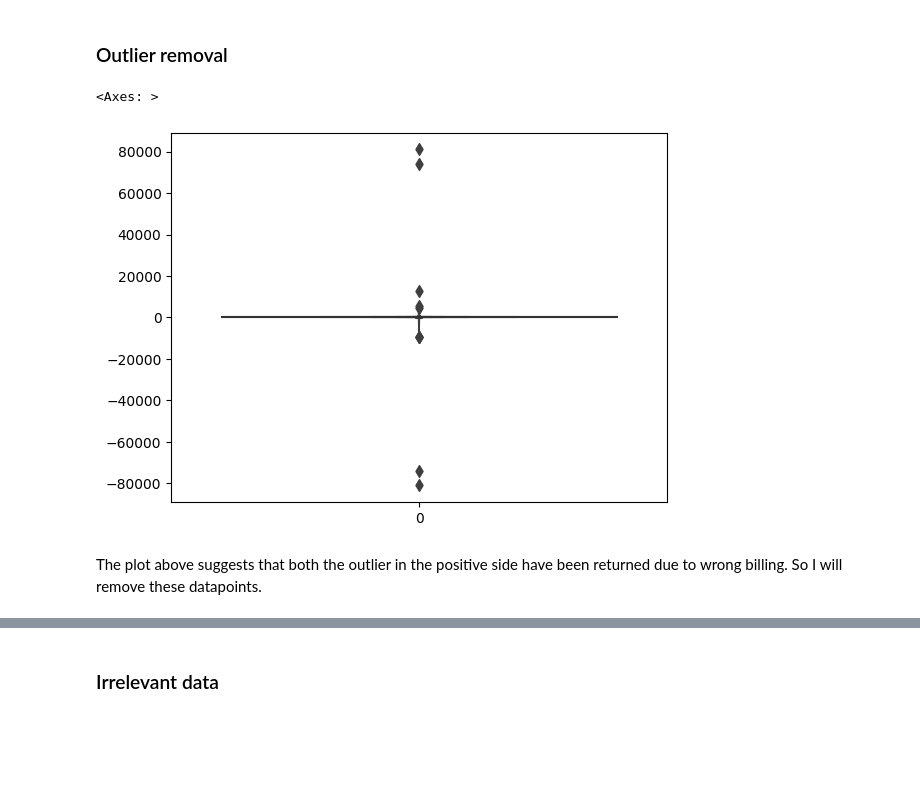
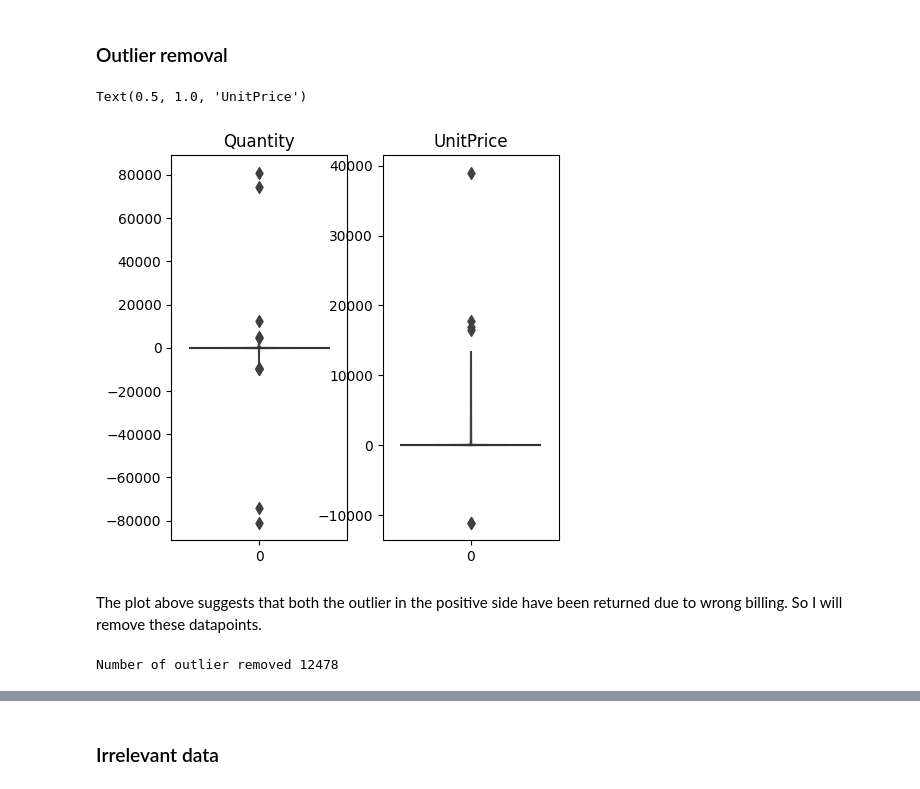
Before and after one commit to Manash-Christ/PredictiveAnlytics-trem5-, a Jupyter notebook: lab1.ipynb, the cells around one changed output, grey strips where cells are left out. Saved outputs shown, nothing was run; the diff lists cells and outputs as text; code cells hidden in the pictures; blank space fills up the shorter version.

```diff
--- a/lab1.ipynb
+++ b/lab1.ipynb
@@ -65,4 +69,4 @@ The **135080** nulls for the **CustomerID** suggest those sales were to wholesel
 # %% [markdown]
 To remedy this we will ignore the **Description** nulls and split the data into retail and wholesellers.
 # %%
-df[df['Description'].isna()].head()
+wholeseller = df[df['Description'].isna()]
@@ -78,0 +73,2 @@ whole = df[df['CustomerID']==0]
+# %%
+retail = df[~df.index.isin(wholeseller.index)]
@@ -79,5 +82,7 @@ whole = df[df['CustomerID']==0]
 # %% [markdown]
 ### Unique
+# %%
+df = retail
 # %%
 df.nunique()
 # %% [output]
@@ -95,12 +100,19 @@ There are no indexable column as there is no unique identifier for each row.
 # %% [markdown]
 ### Outlier removal
 # %%
-sns.boxenplot(df['Quantity'])
+f,a = plt.subplots(1,2, figsize=(5,5))
+sns.boxenplot(df['Quantity'],ax=a[0]);sns.boxenplot(df['UnitPrice'],ax=a[1]);a[0].set_title("Quantity");a[1].set_title("UnitPrice")
 # %% [output]
-<Axes: >
+Text(0.5, 1.0, 'UnitPrice')
-[figure, old version]
+[figure, new version]
 # %% [markdown]
 The plot above suggests that both the outlier in the positive side have been returned due to wrong billing. So I will remove these datapoints.
 # %%
 df['Quantityfr'] = (df['Quantity'] - df['Quantity'].mean())/df['Quantity'].std()
+df['UnitPrice'] = (df['UnitPrice'] - df['UnitPrice'].mean())/df['UnitPrice'].std()
+outlier_removed = df[(np.abs(df['UnitPrice']) < 2.5) & (np.abs(df['Quantityfr']) < 3) ]
+outlier = df[~df.index.isin(outlier_removed.index)]
+print(f"Number of outlier removed {len(outlier)}")
+# %% [output]
+Number of outlier removed 12478
 # %%
```
Also changed, not shown: parts of 45 cells of this notebook.
